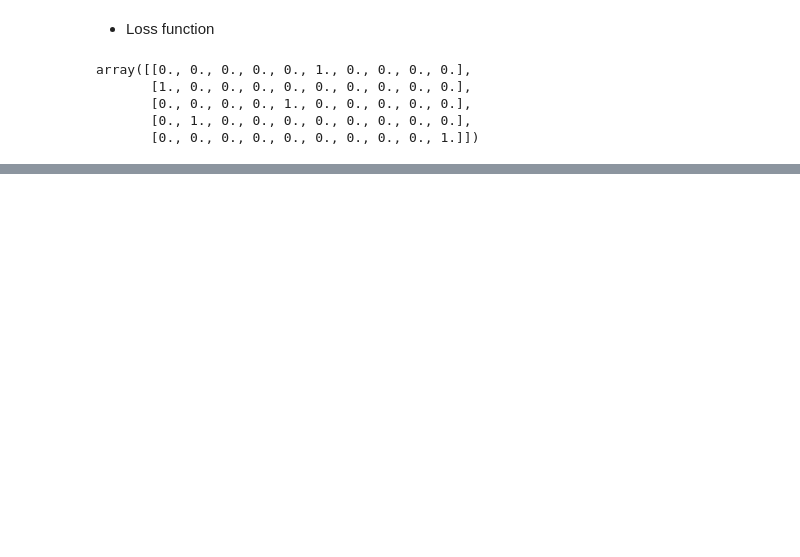
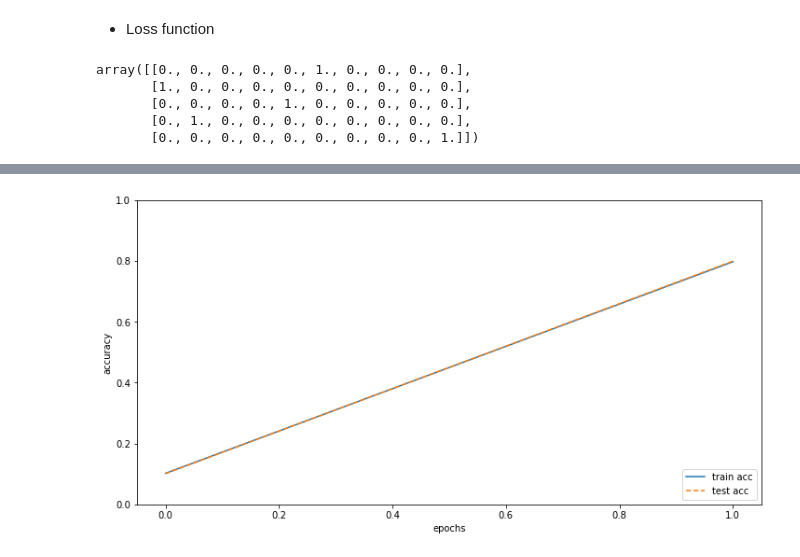
Before and after one commit to Ki8888/first-repository, a Jupyter notebook: F-NODE23.ipynb, the cells around one changed output, grey strips where cells are left out. Drawn from its saved outputs; the diff is of its cells as text; code cells hidden in the pictures; blank space fills up the shorter version.

```diff
--- a/F-NODE23.ipynb
+++ b/F-NODE23.ipynb
@@ -227,0 +392,8 @@ Loss
+# %%
+def predict(W1, b1, W2, b2, X):
+    a1 = np.dot(X, W1) + b1
+    z1 = sigmoid(a1)
+    a2 = np.dot(z1, W2) + b2
+    y = softmax(a2)
+
+    return y
@@ -227,0 +410,8 @@ Loss
+# %%
+def accuracy(W1, b1, W2, b2, x, y):
+    y_hat = predict(W1, b1, W2, b2, x)
+    y_hat = np.argmax(y_hat, axis=1)
+   # t = np.argmax(t, axis=1)
+
+    accuracy = np.sum(y_hat == y) / float(x.shape[0])
+    return accuracy
@@ -227,0 +432,14 @@ Loss
+# %%
+def init_params(input_size, hidden_size, output_size, weight_init_std=0.01):
+
+    W1 = weight_init_std * np.random.randn(input_size, hidden_size)
+    b1 = np.zeros(hidden_size)
+    W2 = weight_init_std * np.random.randn(hidden_size, output_size)
+    b2 = np.zeros(output_size)
+
+    print(W1.shape)
+    print(b1.shape)
+    print(W2.shape)
+    print(b2.shape)
+
+    return W1, b1, W2, b2
@@ -227,0 +490,16 @@ Loss
+# %%
+from matplotlib.pylab import rcParams
+rcParams['figure.figsize'] = 12, 6
+
+# Accuracy 그래프 그리기
+markers = {'train': 'o', 'test': 's'}
+x = np.arange(len(train_acc_list))
+plt.plot(x, train_acc_list, label='train acc')
+plt.plot(x, test_acc_list, label='test acc', linestyle='--')
+plt.xlabel("epochs")
+plt.ylabel("accuracy")
+plt.ylim(0, 1.0)
+plt.legend(loc='lower right')
+plt.show()
+# %% [output]
+[figure, added]
```
Also changed, not shown: parts of 28 cells of this notebook.
